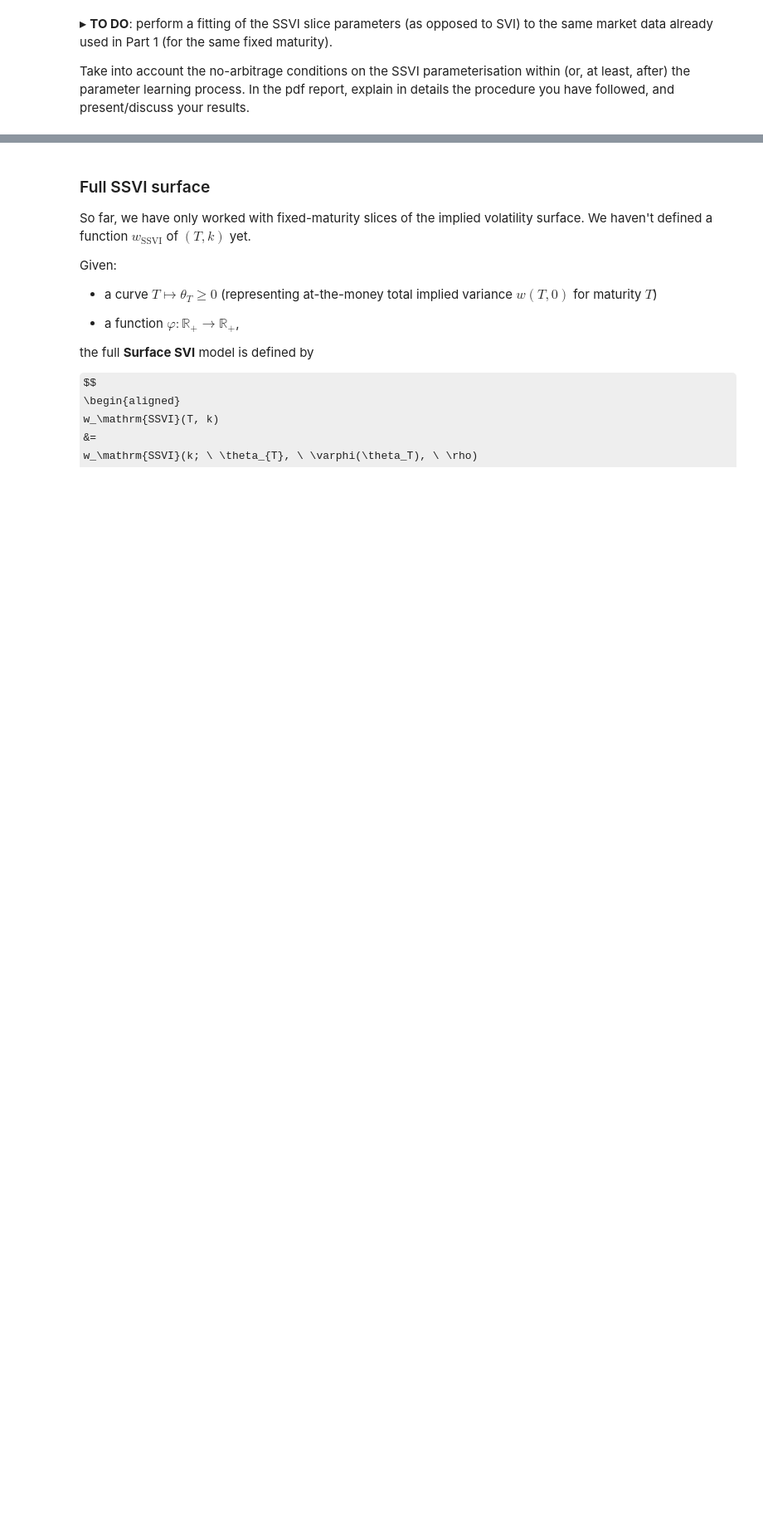
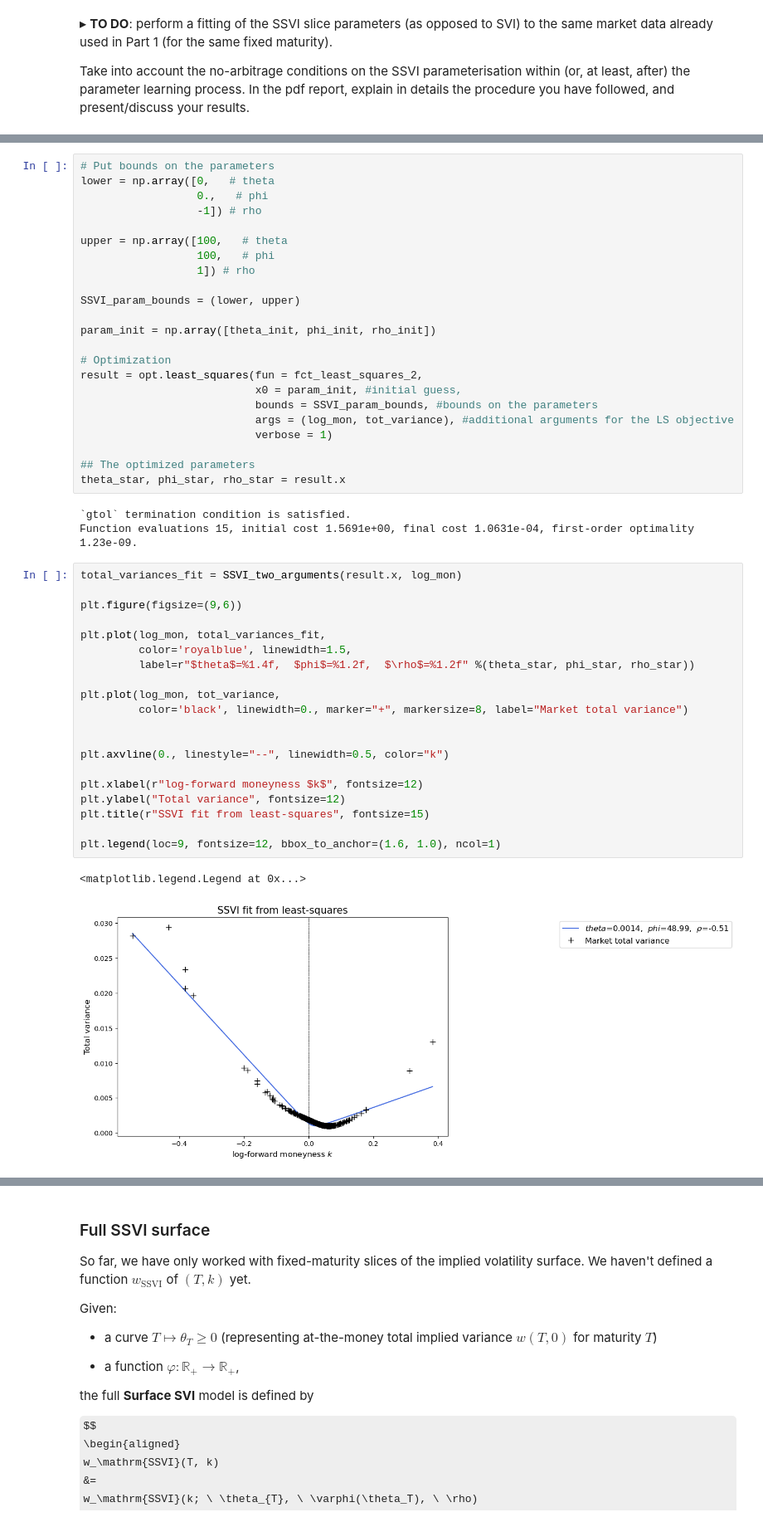
Before and after one commit to dianemans/Proj1_NPFD, a Jupyter notebook: S. De Marco/Project_No_arbitrage_implied_volatility.ipynb, the cells around one changed output, grey strips where cells are left out. Shown at 83% size. Saved outputs shown, nothing was run; the diff lists cells and outputs as text; some formulas as TeX source; blank space fills up the shorter version.

```diff
--- a/S. De Marco/Project_No_arbitrage_implied_volatility.ipynb
+++ b/S. De Marco/Project_No_arbitrage_implied_volatility.ipynb
@@ -332,0 +507,49 @@ Take into account the no-arbitrage conditions on the SSVI parameterisation withi
+# %%
+# Put bounds on the parameters
+lower = np.array([0,   # theta
+                  0.,   # phi
+                  -1]) # rho
+
+upper = np.array([100,   # theta
+                  100,   # phi
+                  1]) # rho
+
+SSVI_param_bounds = (lower, upper)
+
+param_init = np.array([theta_init, phi_init, rho_init])
+
+# Optimization
+result = opt.least_squares(fun = fct_least_squares_2,
+                           x0 = param_init, #initial guess,
+                           bounds = SSVI_param_bounds, #bounds on the parameters
+                           args = (log_mon, tot_variance), #additional arguments for the LS objective
+                           verbose = 1)
+
+## The optimized parameters
+theta_star, phi_star, rho_star = result.x
+# %% [output]
+`gtol` termination condition is satisfied.
+Function evaluations 15, initial cost 1.5691e+00, final cost 1.0631e-04, first-order optimality 1.23e-09.
+# %%
+total_variances_fit = SSVI_two_arguments(result.x, log_mon)
+
+plt.figure(figsize=(9,6))
+
+plt.plot(log_mon, total_variances_fit,
+         color='royalblue', linewidth=1.5,
+         label=r"$theta$=%1.4f,  $phi$=%1.2f,  $\rho$=%1.2f" %(theta_star, phi_star, rho_star))
+
+plt.plot(log_mon, tot_variance,
+         color='black', linewidth=0., marker="+", markersize=8, label="Market total variance")
+
+
+plt.axvline(0., linestyle="--", linewidth=0.5, color="k")
+
+plt.xlabel(r"log-forward moneyness $k$", fontsize=12)
+plt.ylabel("Total variance", fontsize=12)
+plt.title(r"SSVI fit from least-squares", fontsize=15)
+
+plt.legend(loc=9, fontsize=12, bbox_to_anchor=(1.6, 1.0), ncol=1)
+# %% [output]
+<matplotlib.legend.Legend at 0x...>
+[figure, added]
```
Also changed, not shown: parts of 16 cells of this notebook.
